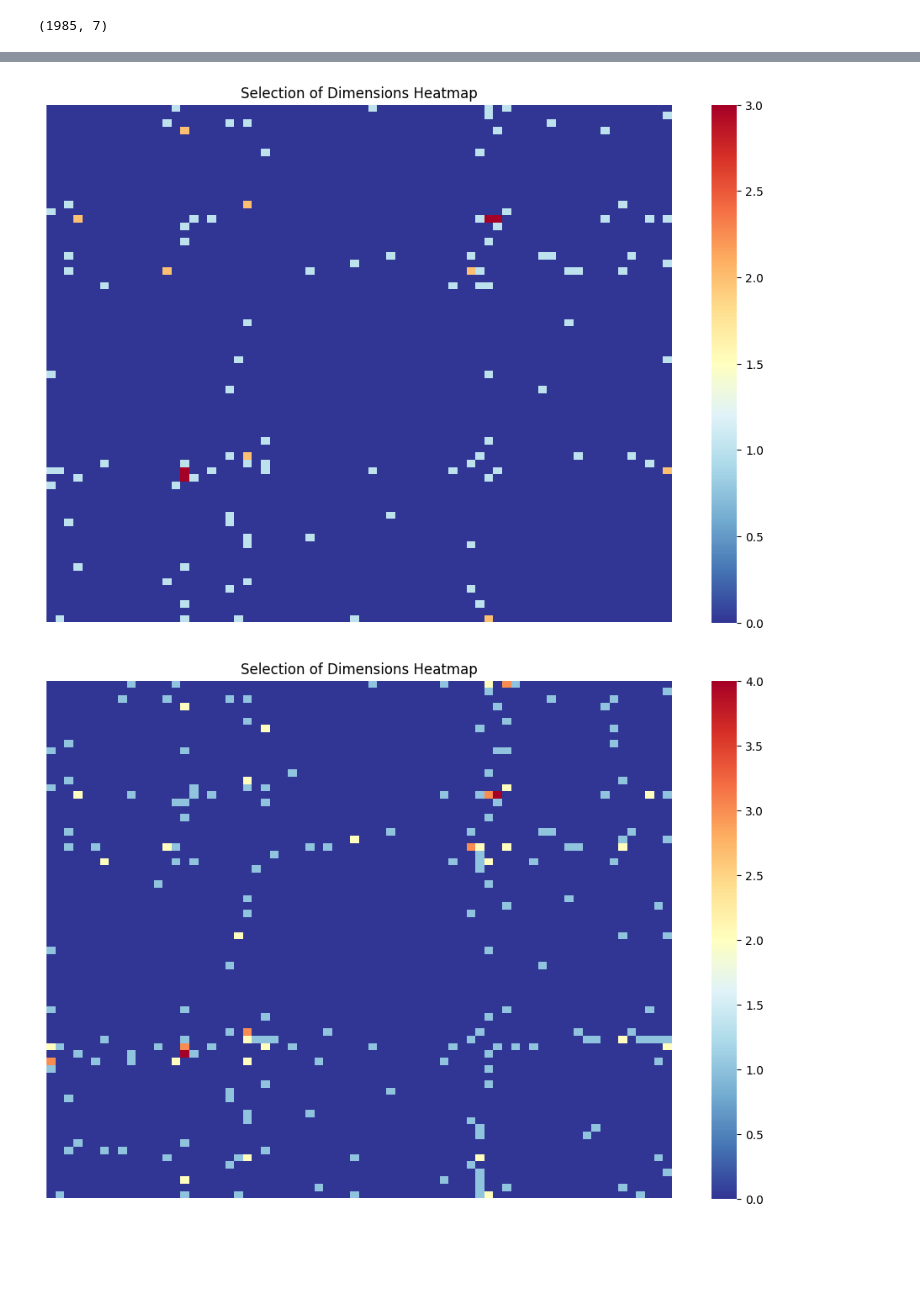
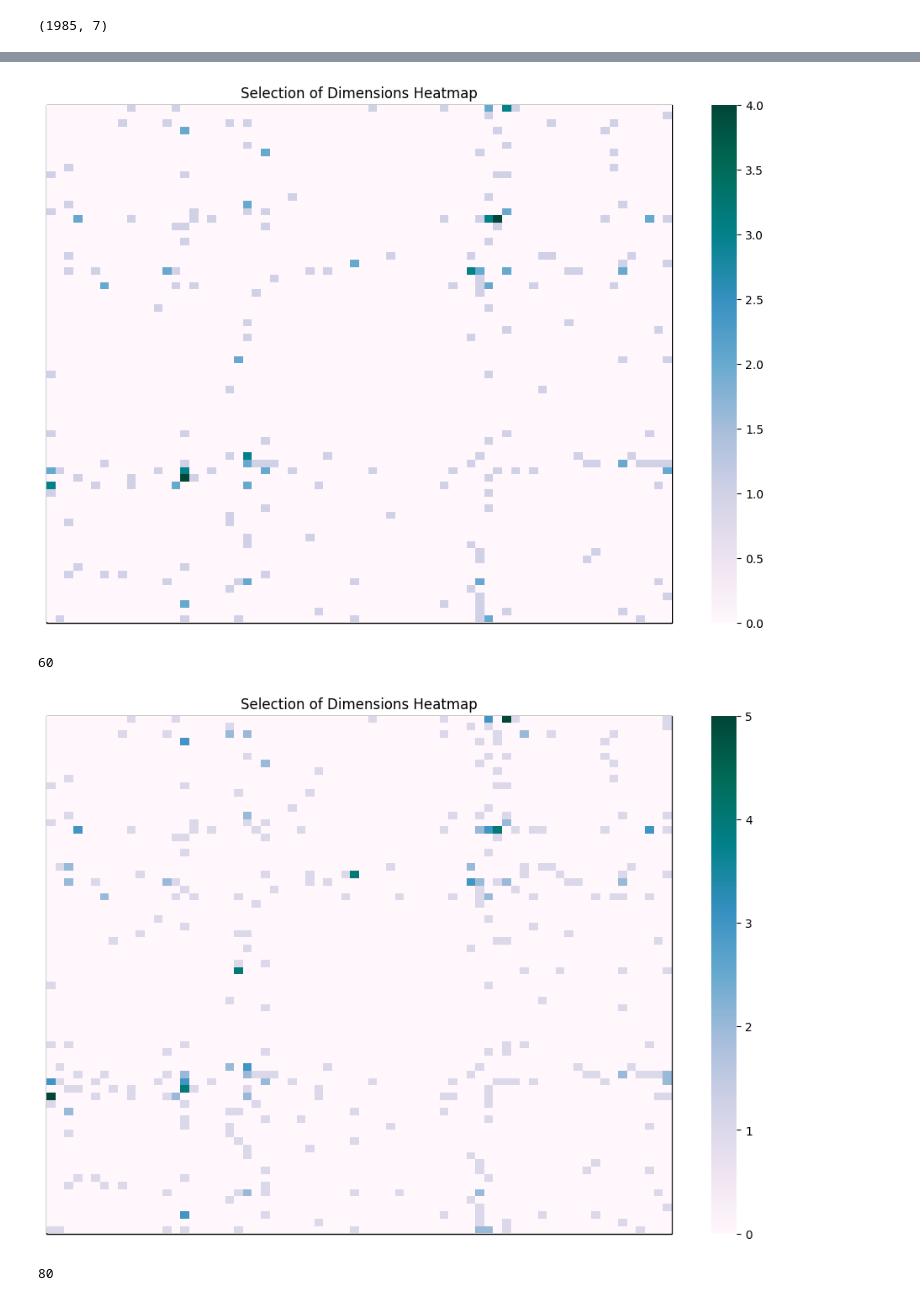
Before and after one commit to costasmexis/SDPCutSel, a Jupyter notebook: studyResults.ipynb, the cells around one changed output, grey strips where cells are left out. Drawn from its saved outputs; the diff is of its cells as text; code cells hidden in the pictures; blank space fills up the shorter version.

```diff
--- a/studyResults.ipynb
+++ b/studyResults.ipynb
@@ -20,15 +20,37 @@ def _read_rank_list(filename):
 def plot_heatmap(plot_df, row):
     # Create a heatmap using seaborn
     plt.figure(figsize=(12, 8))
-    original_cmap = 'RdYlBu'
+    original_cmap = 'PuBuGn'
     cmap = matplotlib.colormaps[original_cmap]
     inverse_cmap = cmap.reversed()
 
-    sns.heatmap(plot_df, cmap=inverse_cmap, xticklabels=False, yticklabels=False)
+    sns.heatmap(plot_df, cmap=cmap, xticklabels=False, yticklabels=False)
+
+    # Draw rectangle edges
+    plt.gca().set_frame_on(True)
+    plt.gca().patch.set_edgecolor('black')
+    plt.gca().patch.set_linewidth(1)
 
     plt.title('Selection of Dimensions Heatmap')
     plt.savefig(f'plots/heatmap_{row}.png')
     plt.show()
+
+def calculate_doubles(rank_list):
+    doubles = []
+    for row in range(len(rank_list)):
+        A = rank_list.iloc[row]['A']
+        B = rank_list.iloc[row]['B']
+        C = rank_list.iloc[row]['C']
+
+        doubles.append(f'{A},{B}')
+        doubles.append(f'{A},{C}')
+        doubles.append(f'{B},{C}')
+
+    doubles = pd.DataFrame(doubles).value_counts()
+    unique_doubles = pd.DataFrame()
+    unique_doubles['double']=doubles.index.values
+    unique_doubles['count'] = doubles.values
+    return unique_doubles
 
 def plot_doubles(unique_doubles, row):
     x=unique_doubles[:20]['double'].astype(str)
@@ -71,25 +95,22 @@ plot_df.fillna(0, inplace=True)
 plot_df = pd.DataFrame(columns=sparse.columns, index=sparse.columns)
 plot_df.fillna(0, inplace=True)
 
-for row in range(len(rank_list[:100])):
+for row in range(len(rank_list[:200])+1):
     curr_cut = rank_list[1].iloc[row]
     a = curr_cut[0]
     b = curr_cut[1]
     c = curr_cut[2]
 
-#     plot_df[f'col_{a}'].loc[f'col_{a}'] += 1
     plot_df[f'col_{a}'].loc[f'col_{b}'] += 1
     plot_df[f'col_{a}'].loc[f'col_{c}'] += 1
 
     plot_df[f'col_{b}'].loc[f'col_{a}'] += 1
-#     plot_df[f'col_{b}'].loc[f'col_{b}'] += 1
     plot_df[f'col_{b}'].loc[f'col_{c}'] += 1
 
     plot_df[f'col_{c}'].loc[f'col_{a}'] += 1
     plot_df[f'col_{c}'].loc[f'col_{b}'] += 1
-#     plot_df[f'col_{c}'].loc[f'col_{c}'] += 1
 
-    if row % 20 == 0:
+    if (row % 20 == 0) and (row>19):
+        print(row)
         plot_heatmap(plot_df, row)
-        plot_doubles()
 # %% [output]
@@ -97,2 +120,4 @@ for row in range(len(rank_list[:100])):
-[figure, old version]
+[figure, new version]
+60
-[figure, old version]
+[figure, new version]
+80
```
Also changed, not shown: parts of 16 cells of this notebook, 21 other files.
